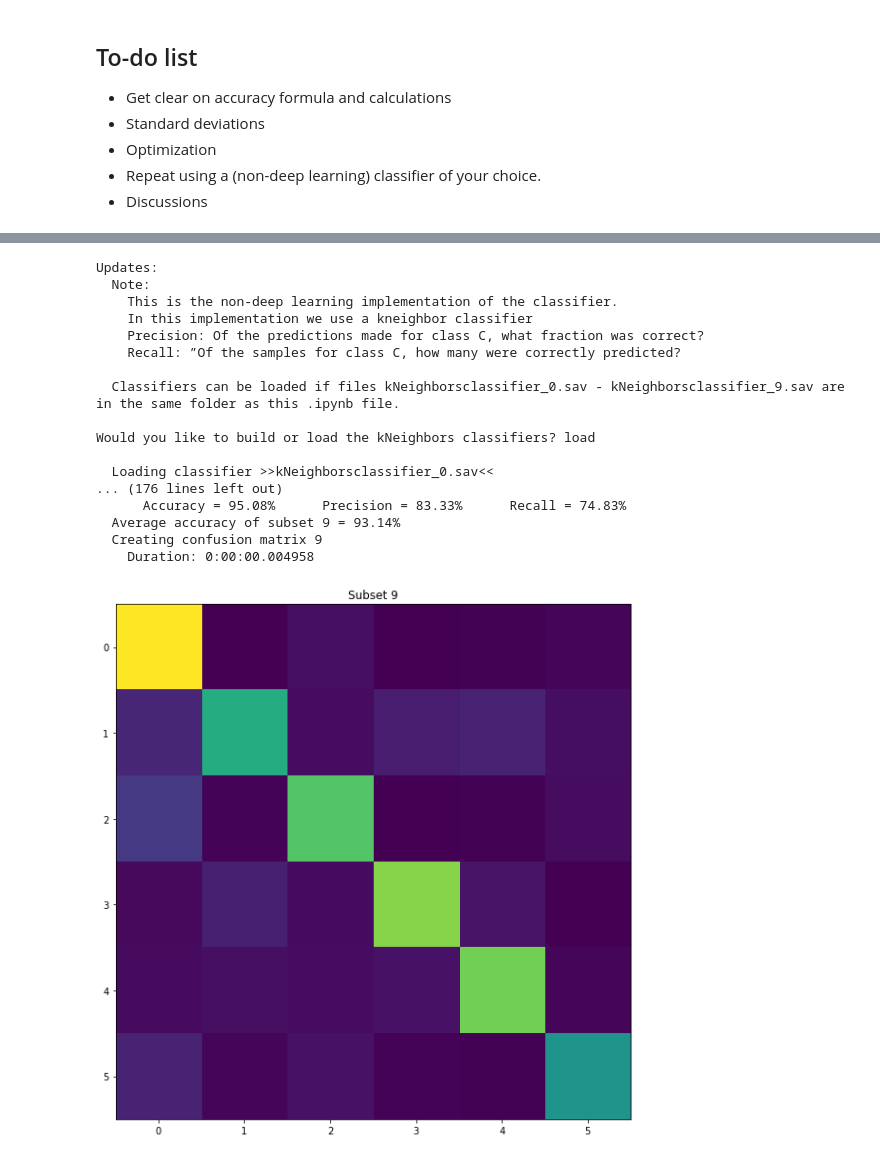
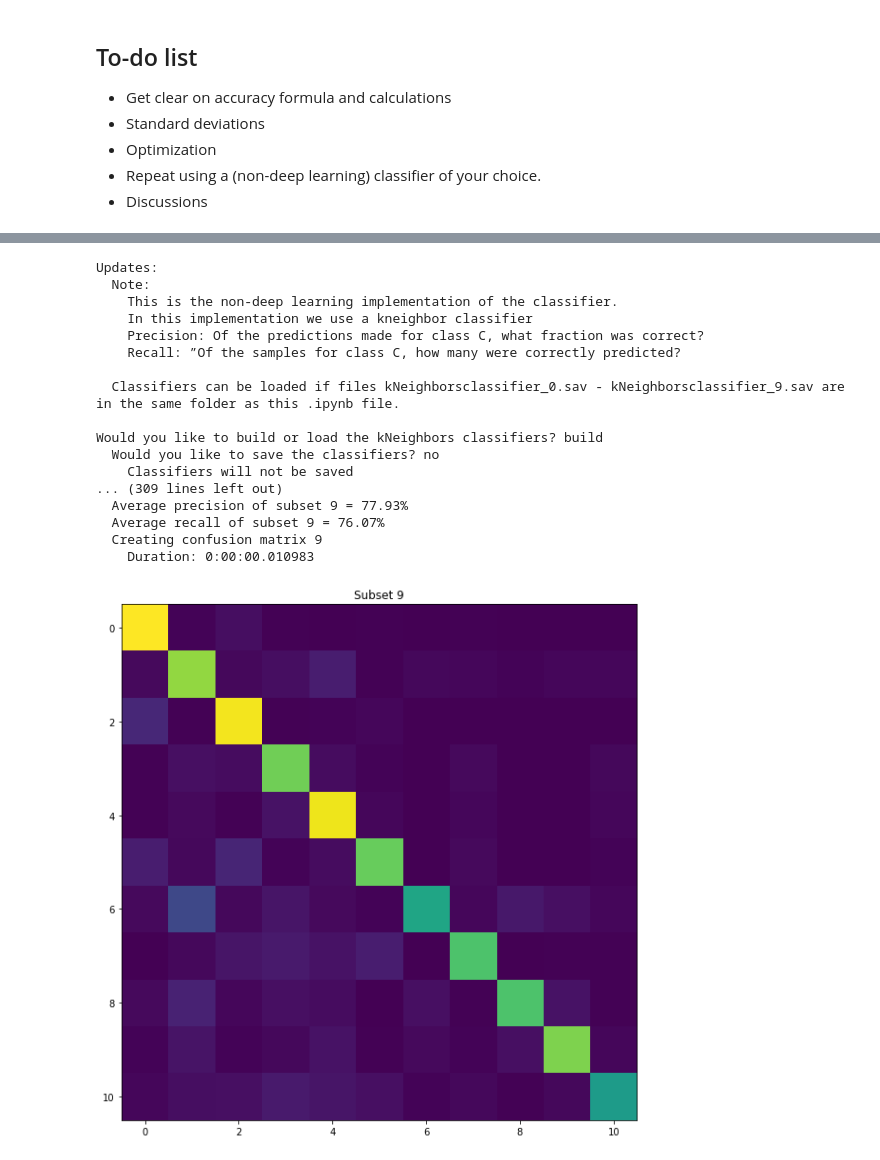
Before and after one commit to maxence517/FinalProject_X, a Jupyter notebook: Classification_V2.0.ipynb, the cells around one changed output, grey strips where cells are left out. Saved outputs shown, nothing was run; the diff lists cells and outputs as text; code cells hidden in the pictures.

```diff
--- a/Classification_V2.0.ipynb
+++ b/Classification_V2.0.ipynb
@@ -67,13 +67,13 @@ startGlobal = datetime.time(datetime.now())
 
 # #testing
 categoriesTest  = [
-#      "car",
-#      "background",
-#      "pickup_truck",
-#     "articulated_truck",
-#     "bus",
-     "work_van",
-     "pedestrian",
+    "car",
+    "background",
+    "pickup_truck",
+    "articulated_truck",
+    "bus",
+    "work_van",
+    "pedestrian",
     "single_unit_truck",
     "bicycle",
     "motorcycle",
@@ -94,7 +94,8 @@ sumIm = 0
 for i in range(numCategories):
     path = ("MIO-TCD-Classification/train/%s/*.jpg" % categoriesTest[i])
 #     numImages = len(glob.glob(path))
-    if len(glob.glob(path)) > 2000: numImages = 2000
+    if len(glob.glob(path)) >= 2000: numImages = 2000
+    elif len(glob.glob(path)) < 2000: numImages = len(glob.glob(path))
     sumIm = sumIm + numImages
 #End TEMP
 
@@ -630,6 +650,8 @@ numSubset = 10
 subsetSize = featuresArray.shape[0]//numSubset
 
 accuracyArray = []
+precisionArray = []
+recallArray = []
 
 sqrdDiff = []
 
@@ -650,6 +672,10 @@ while(1):
         realStart = datetime.time(datetime.now())
 
         for subsetIndex in range(numSubset):
+
+            precArray = []
+            recArray = []
+
             data_test = featuresArray[subsetIndex*subsetSize:(subsetIndex+1)*subsetSize]
             labels_test = labelsArray[subsetIndex*subsetSize:(subsetIndex+1)*subsetSize]
 
@@ -756,6 +782,9 @@ while(1):
                 precision = TP/(TP+FP)*100
                 recall = TP/(TP+FN)*100
 
+                precArray.append(precision)
+                recArray.append(recall)
+
                 print("      Accuracy = %.2f" % accuracyCalc + "%", end='')
                 print("      Precision = %.2f" % precision + "%", end='')
                 print("      Recall = %.2f" % recall + "%")
@@ -763,6 +792,14 @@ while(1):
             subAcc = (totalTP+totalTN)/len(prediction)*100/numCategories
             print("  Average accuracy of subset %i = %.2f" % (subsetIndex, subAcc) + "%")
             accuracyArray.append(subAcc)
+
+            subPrec = np.sum(precArray)/numCategories
+            print("  Average precision of subset %i = %.2f" % (subsetIndex, subPrec) + "%")
+            precisionArray.append(subPrec)
+
+            subRecall = np.sum(recArray)/numCategories
+            print("  Average recall of subset %i = %.2f" % (subsetIndex, subRecall) + "%")
+            recallArray.append(subRecall)
 
             # Confusion Matrix for last subset only
             ################################################
@@ -787,39 +824,49 @@ while(1):
         # calculate the overall average accuracy
         avgAccuracy = 0
         avgAccuracy = np.sum(accuracyArray)/len(accuracyArray)
         print("\nOverall average accuracy is %.2f" % (avgAccuracy) + "%")
 
         # calculate the standard deviation
         accArray = np.asarray(accuracyArray)
         sqrdDiff = ((accArray-avgAccuracy)/100)**2
         stdDev = np.sqrt(np.sum(sqrdDiff)/len(sqrdDiff))
         print("Standard deviation is %f" % stdDev)
 
+        # calculate the overall average precision
+        avgPrecision = 0
+        avgPrecision = np.sum(precisionArray)/len(precisionArray)
+        print("Overall average precision is %.2f" % (avgPrecision) + "%")
+
+        # calculate the overall average recall
+        avgRecall = 0
+        avgRecall = np.sum(recallArray)/len(recallArray)
+        print("Overall average recall is %.2f" % (avgRecall) + "%")
+
         realEnd = datetime.time(datetime.now())
         print("\nDone, total duration: " + str(datetime.combine(date.today(), realEnd)
                                                - datetime.combine(date.today(), realStart)))
         break
 
     else:
         # not a valid input
         print("  '" + inputStr + "' is not a valid input -> type 'help' for help\n")
 # %% [output]
 Updates:
   Note:
     This is the non-deep learning implementation of the classifier.
     In this implementation we use a kneighbor classifier
     Precision: Of the predictions made for class C, what fraction was correct?
     Recall: ”Of the samples for class C, how many were correctly predicted?
 
   Classifiers can be loaded if files kNeighborsclassifier_0.sav - kNeighborsclassifier_9.sav are in the same folder as this .ipynb file.
 
-Would you like to build or load the kNeighbors classifiers? load
-
-  Loading classifier >>kNeighborsclassifier_0.sav<<
-... (176 lines left out)
-      Accuracy = 95.08%      Precision = 83.33%      Recall = 74.83%
-  Average accuracy of subset 9 = 93.14%
+Would you like to build or load the kNeighbors classifiers? build
+  Would you like to save the classifiers? no
+    Classifiers will not be saved
+... (309 lines left out)
+  Average precision of subset 9 = 77.93%
+  Average recall of subset 9 = 76.07%
   Creating confusion matrix 9
-    Duration: 0:00:00.004958
+    Duration: 0:00:00.010983
-[figure, old version]
+[figure, new version]
 Legend:
```
Also changed, not shown: parts of 4 cells of this notebook.
